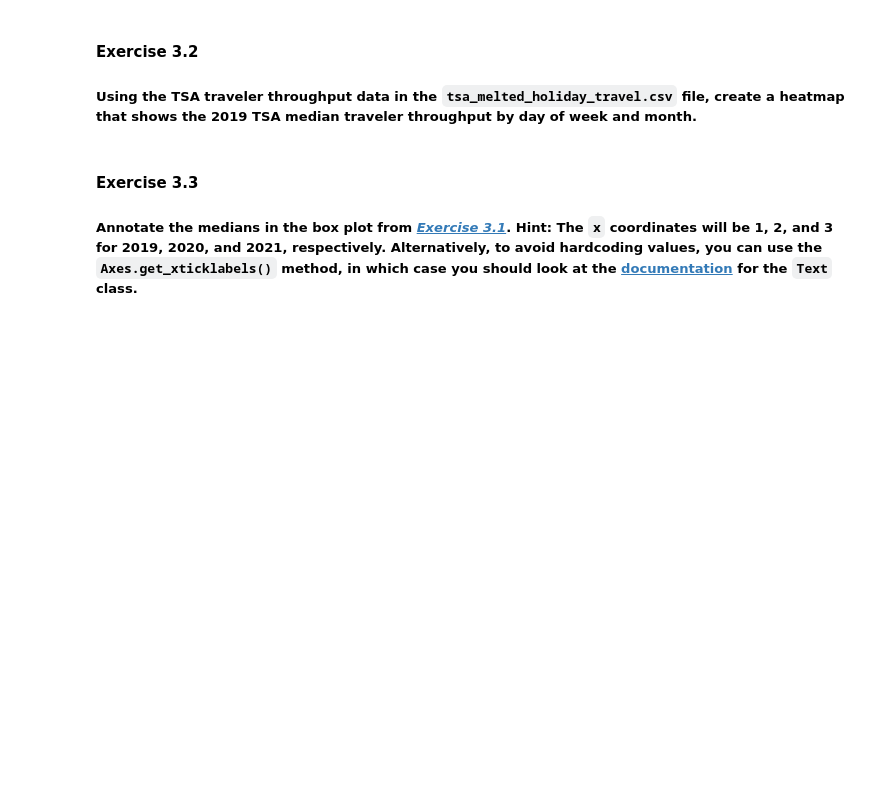
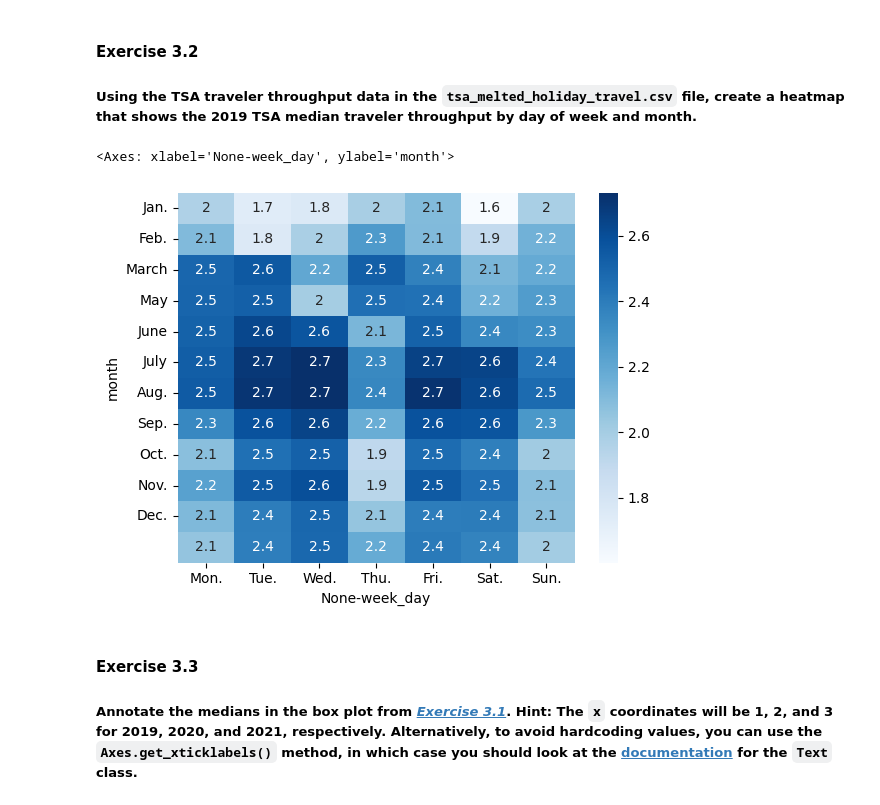
Before and after one commit to aeropagz/data-science, a Jupyter notebook: workbook.ipynb, the cells around one changed output. Saved outputs shown, nothing was run; the diff lists cells and outputs as text; code cells hidden in the pictures; blank space fills up the shorter version.

```diff
--- a/workbook.ipynb
+++ b/workbook.ipynb
@@ -203,6 +185,30 @@ dfTsa
 # %% [markdown]
 #### Exercise 3.2
 ##### Using the TSA traveler throughput data in the `tsa_melted_holiday_travel.csv` file, create a heatmap that shows the 2019 TSA median traveler throughput by day of week and month.
+# %%
+import seaborn as sns
+
+working = pd.read_csv("tsa_melted_holiday_travel.csv", parse_dates=True)
+# working.set_index('date', inplace=True) # unsere Idee, funktioniert aber nicht
+working = pd.read_csv(
+        'tsa_melted_holiday_travel.csv',
+        parse_dates=True, index_col='date') # aus dem Internet, funktioniert. Warum bzw. wo der Unterschied zu uns liegt, ist nicht ganz klar.
+
+year2019 = working.loc['2019']
+year2019 = year2019.assign(week_day=lambda x: x.index.dayofweek + 1, month= lambda x: x.index.month)
+year2019_pivot = year2019.pivot_table(
+                                        values=['travelers'],
+                                        index=['month'],
+                                        columns=['week_day'], aggfunc='median'
+)
+sns.heatmap(data=year2019_pivot / 1e6,
+            cmap='Blues',
+            annot=True,
+            xticklabels=["Mon.", "Tue.", "Wed.", "Thu.", "Fri.", "Sat.", "Sun."],
+            yticklabels=["Jan.", "Feb.", "March", "May", "June", "July", "Aug.", "Sep.", "Oct.", "Nov.", "Dec."])
+# %% [output]
+<Axes: xlabel='None-week_day', ylabel='month'>
+[figure, added]
 # %% [markdown]
 #### Exercise 3.3
 ##### Annotate the medians in the box plot from *[Exercise 3.1](#Exercise-3.1)*. Hint: The `x` coordinates will be 1, 2, and 3 for 2019, 2020, and 2021, respectively. Alternatively, to avoid hardcoding values, you can use the `Axes.get_xticklabels()` method, in which case you should look at the [documentation](https://matplotlib.org/stable/api/text_api.html) for the `Text` class.
```
Also changed, not shown: parts of 3 cells of this notebook, 2 other files.
